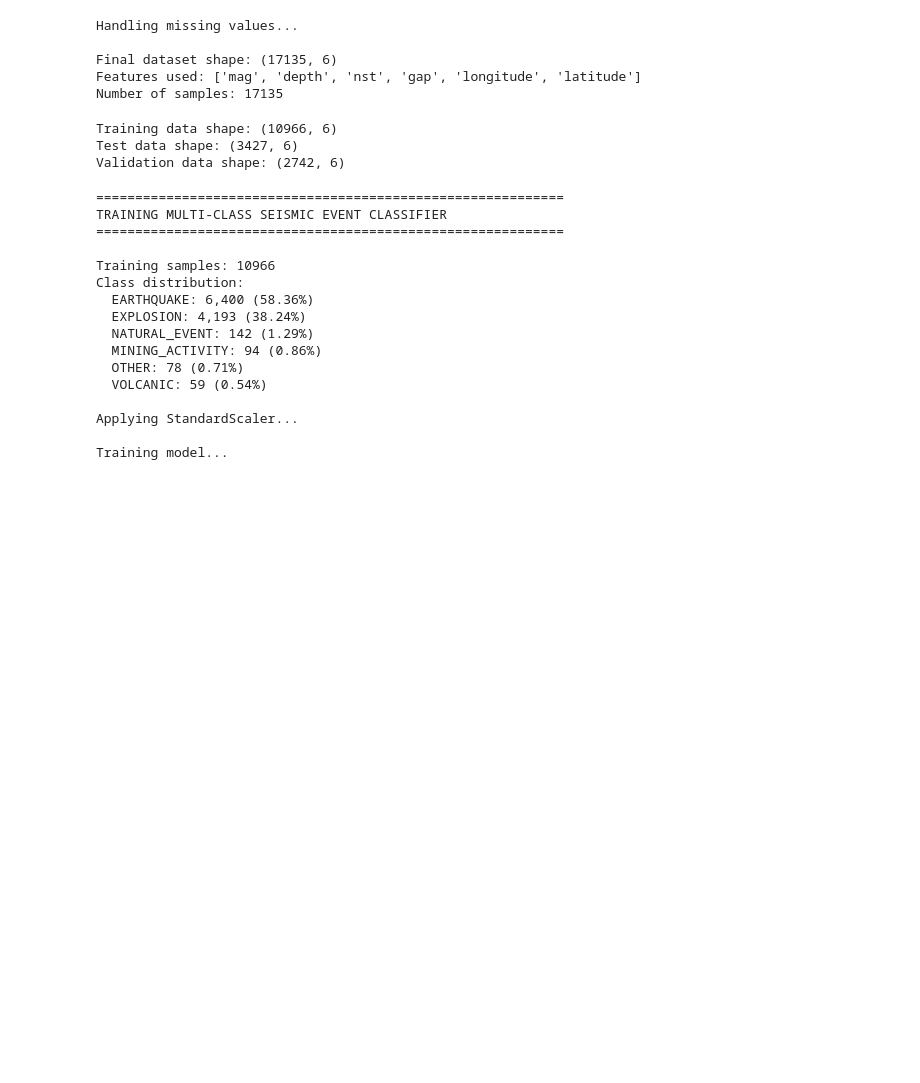
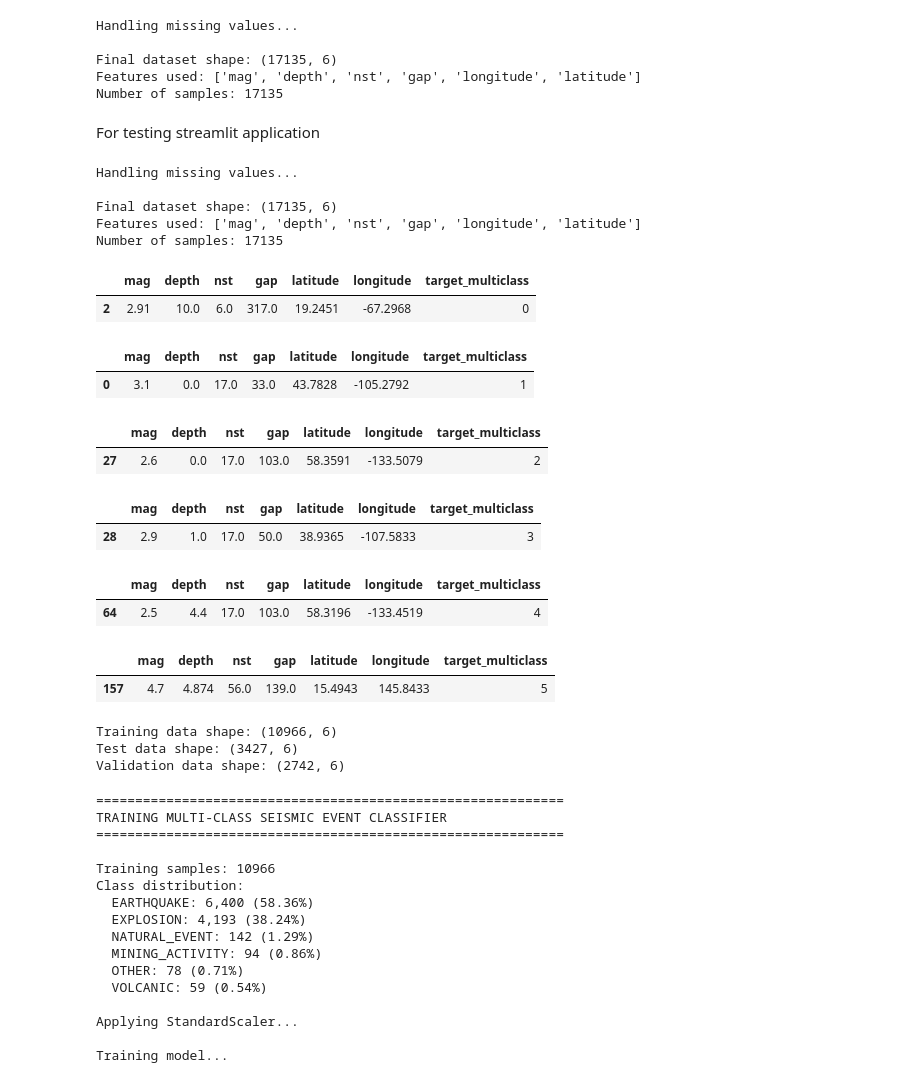
Before and after one commit to psiku/FO--ml-seismic-classifier, a Jupyter notebook: notebooks/train_multiclass_classificator.ipynb, the cells around one changed output. Saved outputs shown, nothing was run; the diff lists cells and outputs as text; code cells hidden in the pictures; blank space fills up the shorter version.

Commit message:
add streamlit for multiclass

```diff
--- a/notebooks/train_multiclass_classificator.ipynb
+++ b/notebooks/train_multiclass_classificator.ipynb
@@ -25,6 +25,36 @@ Handling missing values...
 Final dataset shape: (17135, 6)
 Features used: ['mag', 'depth', 'nst', 'gap', 'longitude', 'latitude']
 Number of samples: 17135
+# %% [markdown]
+For testing streamlit application
+# %%
+features = ['mag', 'depth', 'nst', 'gap', 'latitude', 'longitude', 'target_multiclass']
+X, y = preprocess_data(df, multiclass=True)
+df_temp = pd.concat([X, y], axis=1)
+display(df_temp[df_temp['target_multiclass'] == 0][features].head(1))
+display(df_temp[df_temp['target_multiclass'] == 1][features].head(1))
+display(df_temp[df_temp['target_multiclass'] == 2][features].head(1))
+display(df_temp[df_temp['target_multiclass'] == 3][features].head(1))
+display(df_temp[df_temp['target_multiclass'] == 4][features].head(1))
+display(df_temp[df_temp['target_multiclass'] == 5][features].head(1))
+# %% [output]
+Handling missing values...
+
+Final dataset shape: (17135, 6)
+Features used: ['mag', 'depth', 'nst', 'gap', 'longitude', 'latitude']
+Number of samples: 17135
+|  | mag | depth | nst | gap | latitude | longitude | target_multiclass |
+| 2 | 2.91 | 10.0 | 6.0 | 317.0 | 19.2451 | -67.2968 | 0 |
+|  | mag | depth | nst | gap | latitude | longitude | target_multiclass |
+| 0 | 3.1 | 0.0 | 17.0 | 33.0 | 43.7828 | -105.2792 | 1 |
+|  | mag | depth | nst | gap | latitude | longitude | target_multiclass |
+| 27 | 2.6 | 0.0 | 17.0 | 103.0 | 58.3591 | -133.5079 | 2 |
+|  | mag | depth | nst | gap | latitude | longitude | target_multiclass |
+| 28 | 2.9 | 1.0 | 17.0 | 50.0 | 38.9365 | -107.5833 | 3 |
+|  | mag | depth | nst | gap | latitude | longitude | target_multiclass |
+| 64 | 2.5 | 4.4 | 17.0 | 103.0 | 58.3196 | -133.4519 | 4 |
+|  | mag | depth | nst | gap | latitude | longitude | target_multiclass |
+| 157 | 4.7 | 4.874 | 56.0 | 139.0 | 15.4943 | 145.8433 | 5 |
 # %%
 X_train_full, X_test, y_train_full, y_test = train_test_split(
     X, y, test_size=0.2, random_state=42, stratify=y
```
Also changed, not shown: 3 other files.
